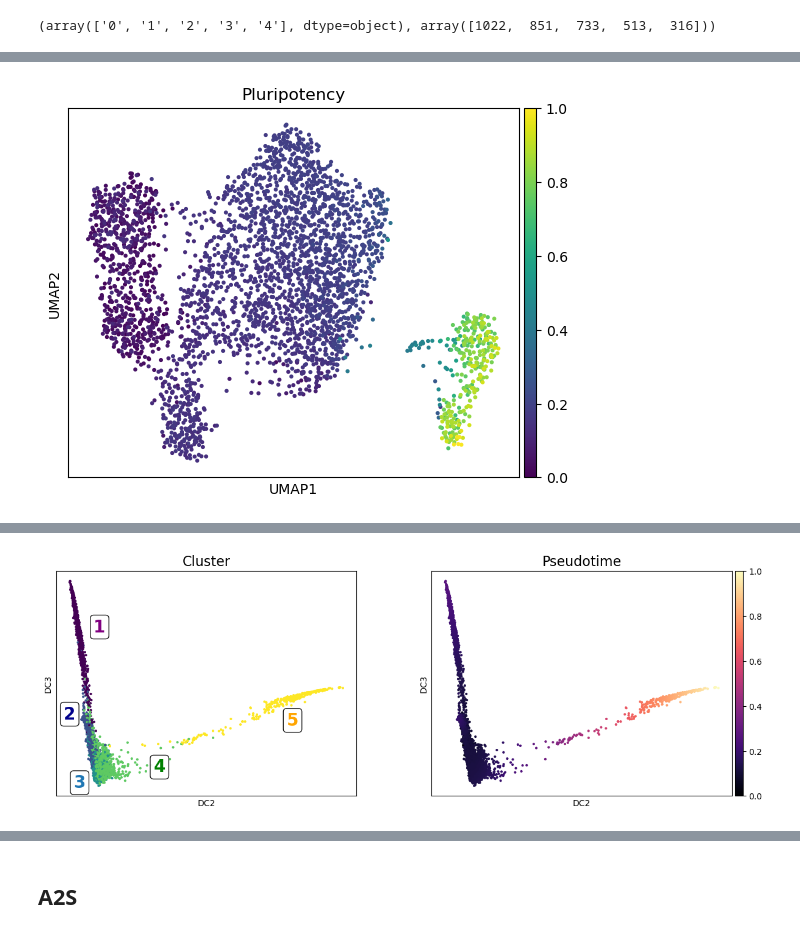
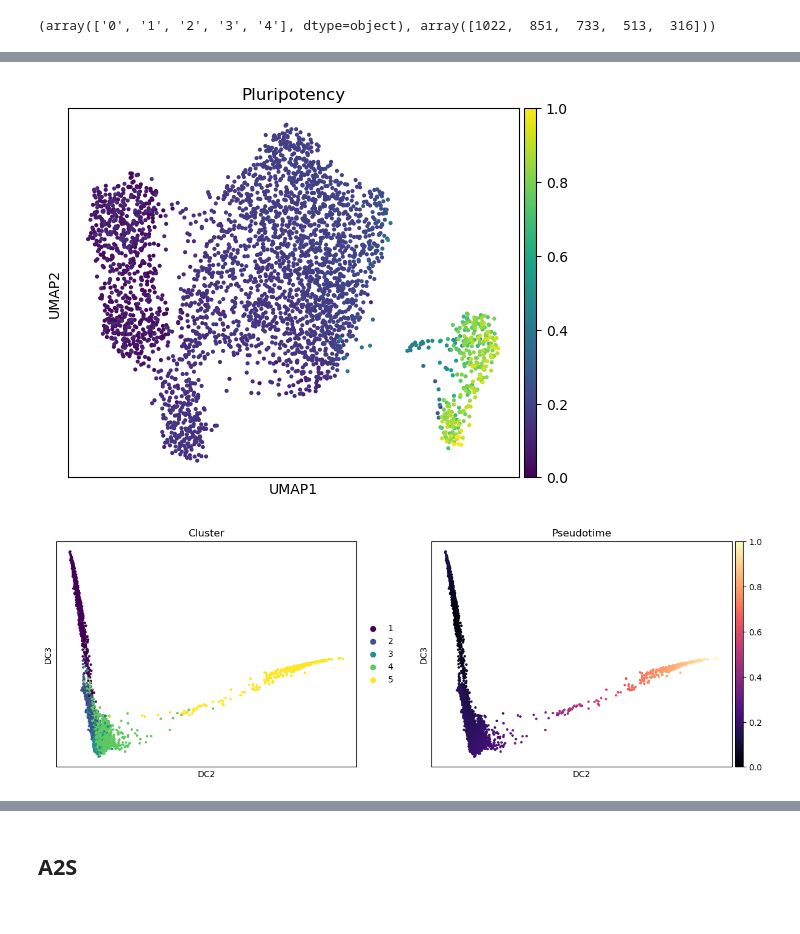
Before and after one commit to maddalenastn/IDEAS, a Jupyter notebook: Notebooks/Clustering_Preprocessing.ipynb, the cells around one changed output, grey strips where cells are left out. Drawn from its saved outputs; the diff is of its cells as text; code cells hidden in the pictures.

```diff
--- a/Notebooks/Clustering_Preprocessing.ipynb
+++ b/Notebooks/Clustering_Preprocessing.ipynb
@@ -177,6 +179,7 @@ def pseudotime_fbs(Adata):
     adata_hv.uns['iroot'] = startpoint_index
     sc.tl.dpt(adata_hv)
     Adata.obs['dpt_pseudotime'] = adata_hv.obs['dpt_pseudotime']
+    Adata.obsm['X_diffmap'] = adata_hv.obsm['X_diffmap']
 
     return Adata
 # %%
@@ -249,4 +257,0 @@ WARNING: adata.X seems to be already log-transformed.
-# %%
-sc.pl.umap(adata_fbs, color='dpt_pseudotime', title='Pluripotency', cmap='viridis')
-# %% [output]
-[figure, removed]
@@ -254,0 +258,24 @@ adata_fbs.X = raw_adata_fbs.X
+# %%
+# add pseudotime
+
+#go back to RAW counts
+raw_adata_fbs = raw_adata[adata_fbs.obs_names]
+adata_fbs.X = raw_adata_fbs.X
+
+adata_fbs = pseudotime_fbs(adata_fbs)
+sc.pl.umap(adata_fbs, color='dpt_pseudotime', title='Pluripotency', cmap='viridis')
+fig, axes = sc.pl.diffmap(adata_fbs,
+              color=['cluster','dpt_pseudotime'],
+              dimensions=[(1, 2)],
+              title = ['Cluster', 'Pseudotime'],
+              legend_fontsize = 10,
+              palette = 'viridis',
+              cmap = 'magma',
+              show=False,
+
+
+)
+plt.rcParams['axes.titlesize'] = 16
+
+plt.show()
+# %% [output]
@@ -255 +283,3 @@ adata_fbs.X = raw_adata_fbs.X
+[figure, added]
+[figure, added]
 # %%
@@ -261,30 +292,0 @@ for key in ["day_colors", "pluripotency_colors", "cluster_colors"]:
-# %%
-fig, axes = sc.pl.diffmap(adata_hv,
-              color=['cluster','dpt_pseudotime'],
-              dimensions=[(1, 2)],
-              title = ['Cluster', 'Pseudotime'],
-              legend_fontsize = 10,
-              palette = 'viridis',
-              cmap = 'magma',
-              legend_loc=None,
-              show=False,
-
-
-)
-plt.rcParams['axes.titlesize'] = 16
-
-axes.text(-0.118, 0.03,'1', fontweight = 'bold', fontsize = '20',
-             color = 'purple', bbox=dict(boxstyle="round,pad=0.2", facecolor='white', edgecolor='black', alpha=0.9))
-axes.text(-0.127, 0.002,'2',  fontweight = 'bold', fontsize = '20',
-             color = 'darkblue', bbox=dict(boxstyle="round,pad=0.2", facecolor='white', edgecolor='black', alpha=0.9))
-axes.text(-0.124, -0.02,'3',fontweight = 'bold', fontsize = '20',
-             color = 'tab:blue', bbox=dict(boxstyle="round,pad=0.2", facecolor='white', edgecolor='black', alpha=0.9))
-axes.text(-0.10, -0.015,'4', fontweight = 'bold', fontsize = '20',
-             color = 'green', bbox=dict(boxstyle="round,pad=0.2", facecolor='white', edgecolor='black', alpha=0.9))
-axes.text(-0.06, 0.00,'5', fontweight = 'bold', fontsize = '20',
-             color = 'orange', bbox=dict(boxstyle="round,pad=0.2", facecolor='white', edgecolor='black', alpha=0.9))
-
-
-plt.show()
-# %% [output]
-[figure, removed]
```
Also changed, not shown: parts of 31 cells of this notebook.
